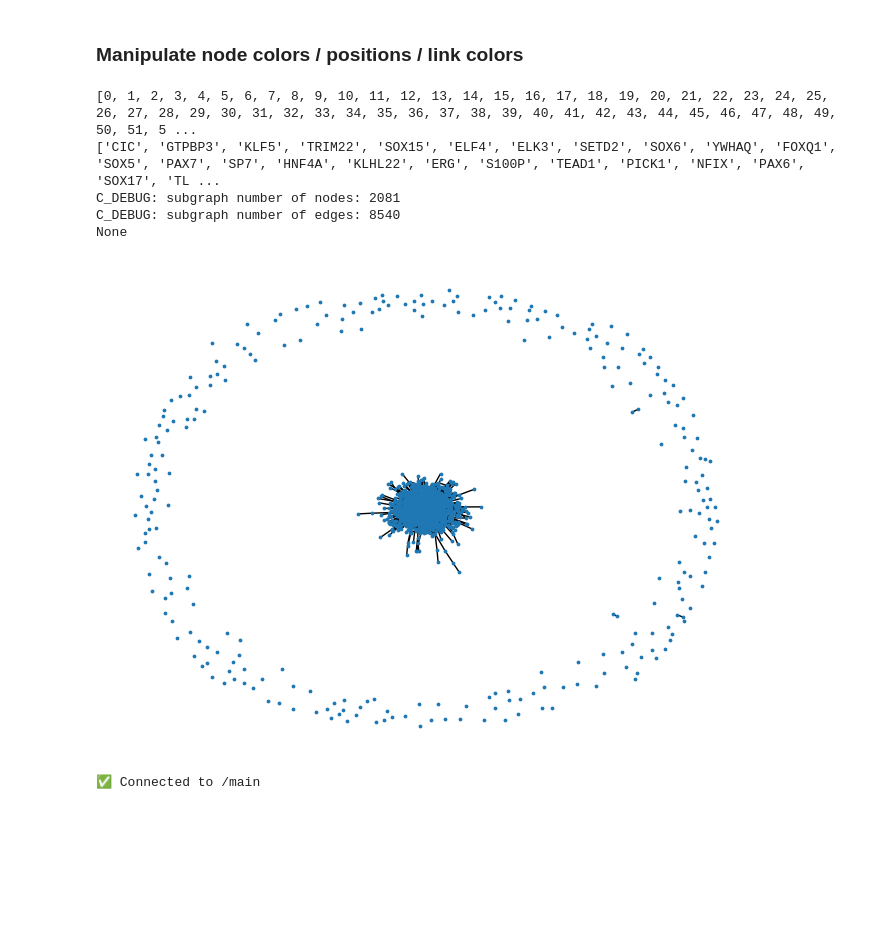
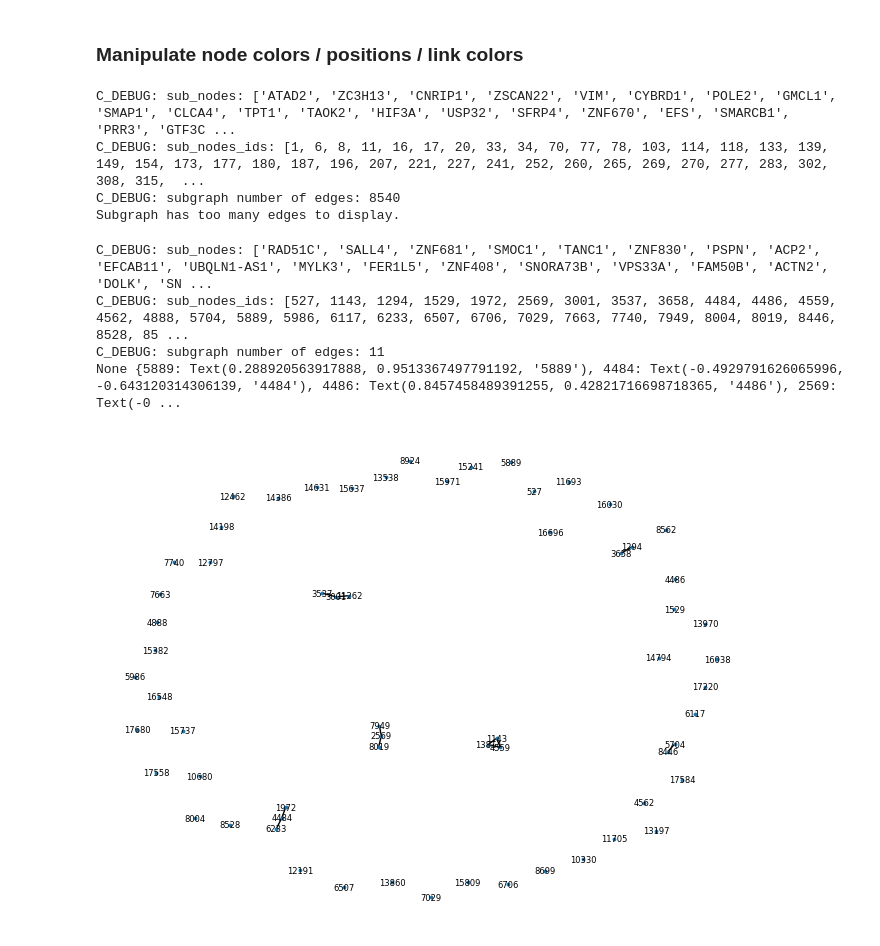
Before and after one commit to menchelab/DataDiVR_WebApp, a Jupyter notebook: _RealtimeCommunication_PPI_joeldanielaryan.ipynb, the cells around one changed output. Drawn from its saved outputs; the diff is of its cells as text; code cells hidden in the pictures; blank space fills up the shorter version.

```diff
--- a/_RealtimeCommunication_PPI_joeldanielaryan.ipynb
+++ b/_RealtimeCommunication_PPI_joeldanielaryan.ipynb
@@ -154,12 +178,20 @@ symbol_pep_66 = pd.read_csv('temp-files/PPI_joel/symbol_pep_66.csv', header=None
 nodelist = symbol_pep_3
 #temp_nodelist = ['node0', 'node1', 'node2', 'node3', 'node4', 'node5', 'node6', 'node7', 'node8']
 
-tools.extract_and_highlight_subnetwork_from_nodelist(nodelist, relayout=True, color = (255,0,255,200))
+tools.extract_and_highlight_subnetwork_from_nodelist(nodelist, relayout=False, scene_name= "symbol_pep_3")
+#tools.extract_and_highlight_subnetwork_from_nodelist(nodelist, relayout=True,  scene_name= "symbol_pep_3_relayout")
 # %% [output]
-[0, 1, 2, 3, 4, 5, 6, 7, 8, 9, 10, 11, 12, 13, 14, 15, 16, 17, 18, 19, 20, 21, 22, 23, 24, 25, 26, 27, 28, 29, 30, 31, 32, 33, 34, 35, 36, 37, 38, 39, 40, 41, 42, 43, 44, 45, 46, 47, 48, 49, 50, 51, 5 ...
-['CIC', 'GTPBP3', 'KLF5', 'TRIM22', 'SOX15', 'ELF4', 'ELK3', 'SETD2', 'SOX6', 'YWHAQ', 'FOXQ1', 'SOX5', 'PAX7', 'SP7', 'HNF4A', 'KLHL22', 'ERG', 'S100P', 'TEAD1', 'PICK1', 'NFIX', 'PAX6', 'SOX17', 'TL ...
-C_DEBUG: subgraph number of nodes: 2081
+C_DEBUG: sub_nodes: ['ATAD2', 'ZC3H13', 'CNRIP1', 'ZSCAN22', 'VIM', 'CYBRD1', 'POLE2', 'GMCL1', 'SMAP1', 'CLCA4', 'TPT1', 'TAOK2', 'HIF3A', 'USP32', 'SFRP4', 'ZNF670', 'EFS', 'SMARCB1', 'PRR3', 'GTF3C ...
+C_DEBUG: sub_nodes_ids: [1, 6, 8, 11, 16, 17, 20, 33, 34, 70, 77, 78, 103, 114, 118, 133, 139, 149, 154, 173, 177, 180, 187, 196, 207, 221, 227, 241, 252, 260, 265, 269, 270, 277, 283, 302, 308, 315,  ...
 C_DEBUG: subgraph number of edges: 8540
-None
+Subgraph has too many edges to display.
-[figure, removed]
-✅ Connected to /main
+# %%
+nodelist = symbol_pep_11
+tools.extract_and_highlight_subnetwork_from_nodelist(nodelist, relayout=False, scene_name = "symbol_pep_11")
+#tools.extract_and_highlight_subnetwork_from_nodelist(nodelist, relayout=True, scene_name= "symbol_pep_11_relayout")
+# %% [output]
+C_DEBUG: sub_nodes: ['RAD51C', 'SALL4', 'ZNF681', 'SMOC1', 'TANC1', 'ZNF830', 'PSPN', 'ACP2', 'EFCAB11', 'UBQLN1-AS1', 'MYLK3', 'FER1L5', 'ZNF408', 'SNORA73B', 'VPS33A', 'FAM50B', 'ACTN2', 'DOLK', 'SN ...
+C_DEBUG: sub_nodes_ids: [527, 1143, 1294, 1529, 1972, 2569, 3001, 3537, 3658, 4484, 4486, 4559, 4562, 4888, 5704, 5889, 5986, 6117, 6233, 6507, 6706, 7029, 7663, 7740, 7949, 8004, 8019, 8446, 8528, 85 ...
+C_DEBUG: subgraph number of edges: 11
+None {5889: Text(0.288920563917888, 0.9513367497791192, '5889'), 4484: Text(-0.4929791626065996, -0.643120314306139, '4484'), 4486: Text(0.8457458489391255, 0.42821716698718365, '4486'), 2569: Text(-0 ...
+[figure, added]
```
Also changed, not shown: parts of 18 cells of this notebook, 2 other files.
